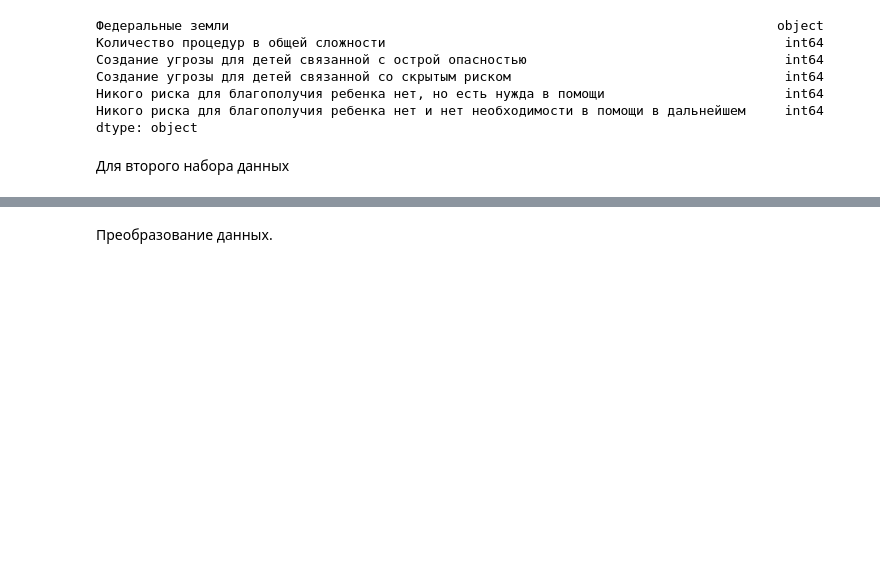
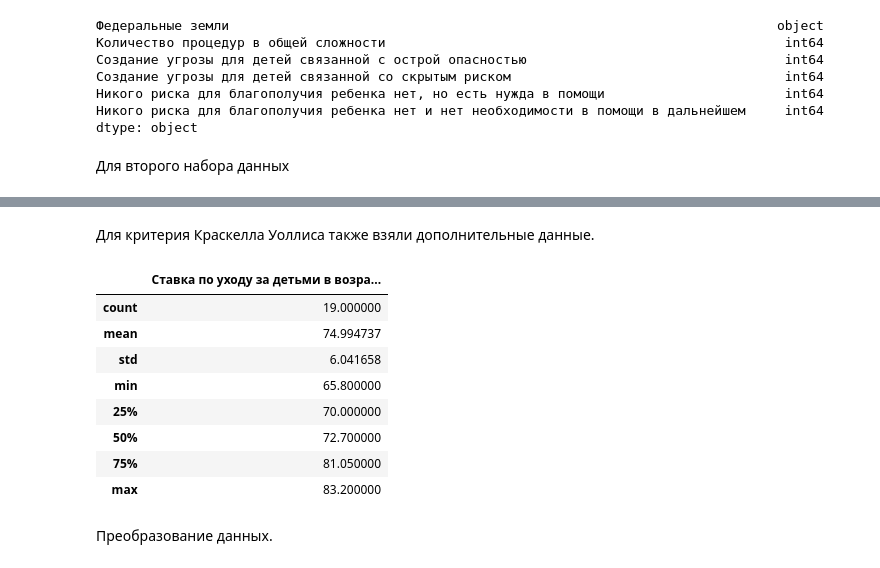
Before and after one commit to AlisaRezanova/SOI_2, a Jupyter notebook: ПР2.ipynb, the cells around one changed output, grey strips where cells are left out. Saved outputs shown, nothing was run; the diff lists cells and outputs as text; code cells hidden in the pictures; blank space fills up the shorter version.

```diff
--- a/ПР2.ipynb
+++ b/ПР2.ipynb
@@ -55,6 +55,27 @@ df1.head()
 | 2 | Берлин | 4.9 | 7.3 | - | ... |
 | 3 | Бранденбург | 4.8 | 8.9 | 11.6 | ... |
 | 4 | Бремен | 3.1 | 6.5 | 5.9 | ... |
+# %% [markdown]
+Для критерия Краскелла Уоллиса также взяли дополнительные данные.
+# %%
+path1 = 'C:/Users/Алиса/Desktop/ГУАП/3 курс/1 семестр/Статистическая обработка информации/Лабораторная работа №2/LR2-2.xlsx'
+df2 = pd.read_excel(path1, header=None)
+df_col3 = df2.iloc[4:23, [0, 4]]
+df_col3.columns = ['Федеральные земли', 'Ставка по уходу за детьми в возрасте от 0 до 6 лет в % без миграционного прошлого']
+df2 = df_col3.reset_index(drop=True)
+df2.head()
+df2['Ставка по уходу за детьми в возрасте от 0 до 6 лет в % без миграционного прошлого'] = df2['Ставка по уходу за детьми в возрасте от 0 до 6 лет в % без миграционного прошлого'].str.replace(',', '.').astype(float)
+df2.describe()
+# %% [output]
+|  | Ставка по уходу за детьми в возра... |
+| count | 19.000000 |
+| mean | 74.994737 |
+| std | 6.041658 |
+| min | 65.800000 |
+| 25% | 70.000000 |
+| 50% | 72.700000 |
+| 75% | 81.050000 |
+| max | 83.200000 |
 # %% [markdown]
 Преобразование данных.
 # %%
```
Also changed, not shown: parts of 8 cells of this notebook.
